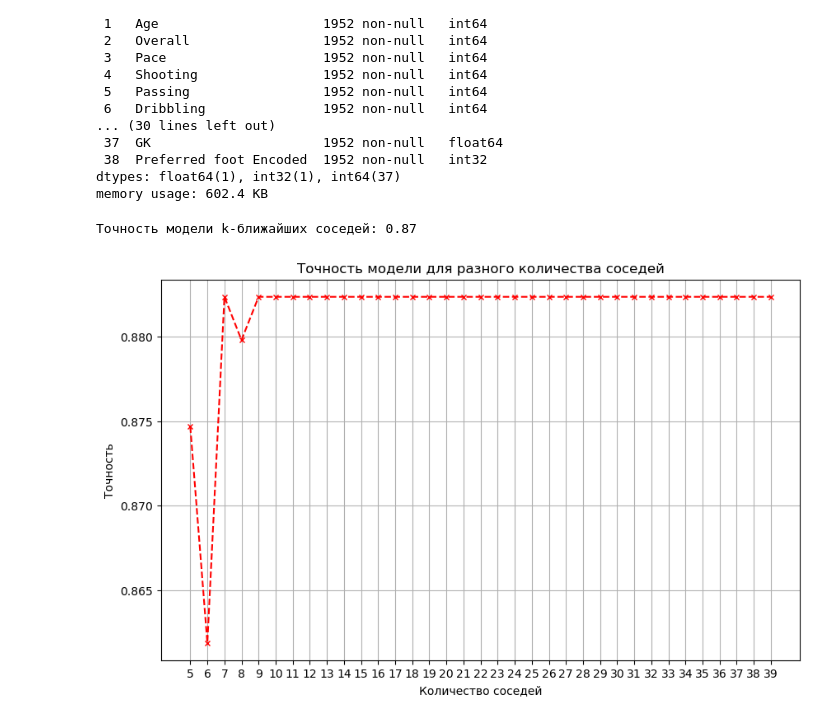
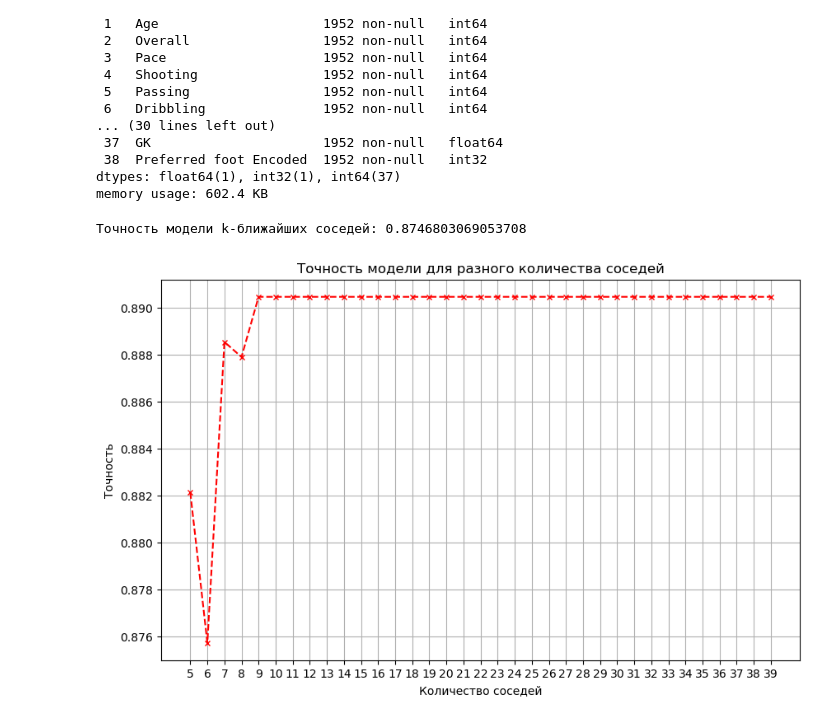
Before and after one commit to ShevRuslan/python-ml, a Jupyter notebook: 1-laba/1Laba.ipynb, the cells around one changed output. Drawn from its saved outputs; the diff is of its cells as text; code cells hidden in the pictures.

```diff
--- a/1-laba/1Laba.ipynb
+++ b/1-laba/1Laba.ipynb
@@ -99,31 +103,34 @@ y_pred = knn.predict(X_test)
 
 # Оценка точности модели
 accuracy = accuracy_score(y_test, y_pred)
-print(f'Точность модели k-ближайших соседей: {accuracy:.2f}')
+print(f'Точность модели k-ближайших соседей: {accuracy}')
 # %% [output]
-Точность модели k-ближайших соседей: 0.87
+Точность модели k-ближайших соседей: 0.8746803069053708
 # %%
-# Пустые списки для сохранения точности и количества соседей
-accuracies = []
-neighbors = range(5, 40)  # Попробуем количество соседей от 1 до 20
+# Создаем словарь с параметрами, которые хотим проверить
+param_grid = {'n_neighbors': range(5, 40)}
 
-# Проходимся по разным значениям количества соседей
-for k in neighbors:
-    knn = KNeighborsClassifier(n_neighbors=k)
-    knn.fit(X_train, y_train)
-    y_pred = knn.predict(X_test)
-    accuracy = accuracy_score(y_test, y_pred)
-    accuracies.append(accuracy)
+# Создаем GridSearchCV объект
+grid_search = GridSearchCV(knn, param_grid, cv=5, scoring='accuracy')
+
+# Обучаем модель с помощью поиска по сетке
+grid_search.fit(X_train, y_train)
+
+# Получаем лучшее количество соседей
+best_k = grid_search.best_params_['n_neighbors']
+
+# Получаем точность для каждого значения параметра
+accuracies = grid_search.cv_results_['mean_test_score']
 
 # Построение графика
 plt.figure(figsize=(10, 6))
-plt.plot(neighbors, accuracies, marker='x', linestyle='dashed', color='red', markersize=4)
+plt.plot(range(5, 40), accuracies, marker='x', linestyle='dashed', color='red', markersize=4)
 plt.title('Точность модели для разного количества соседей')
 plt.xlabel('Количество соседей')
 plt.ylabel('Точность')
-plt.xticks(neighbors)
+plt.xticks(range(5, 40))
 plt.grid(True)
 plt.show()
 # %% [output]
-[figure, old version]
+[figure, new version]
 # %% [markdown]
```
Also changed, not shown: parts of 16 cells of this notebook.
